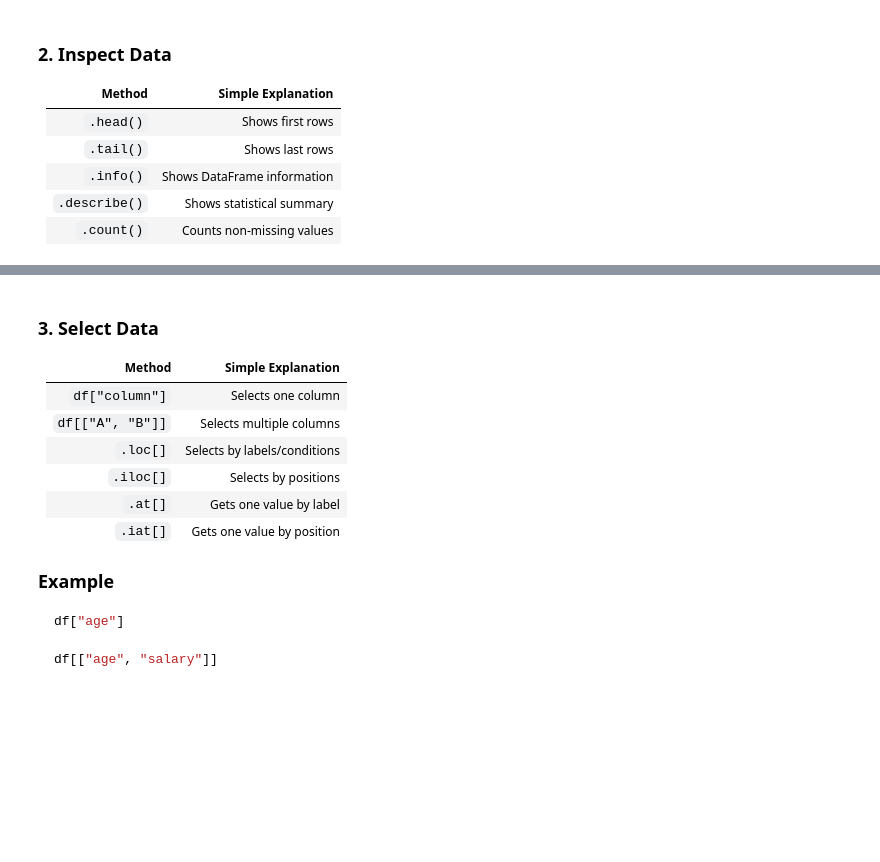
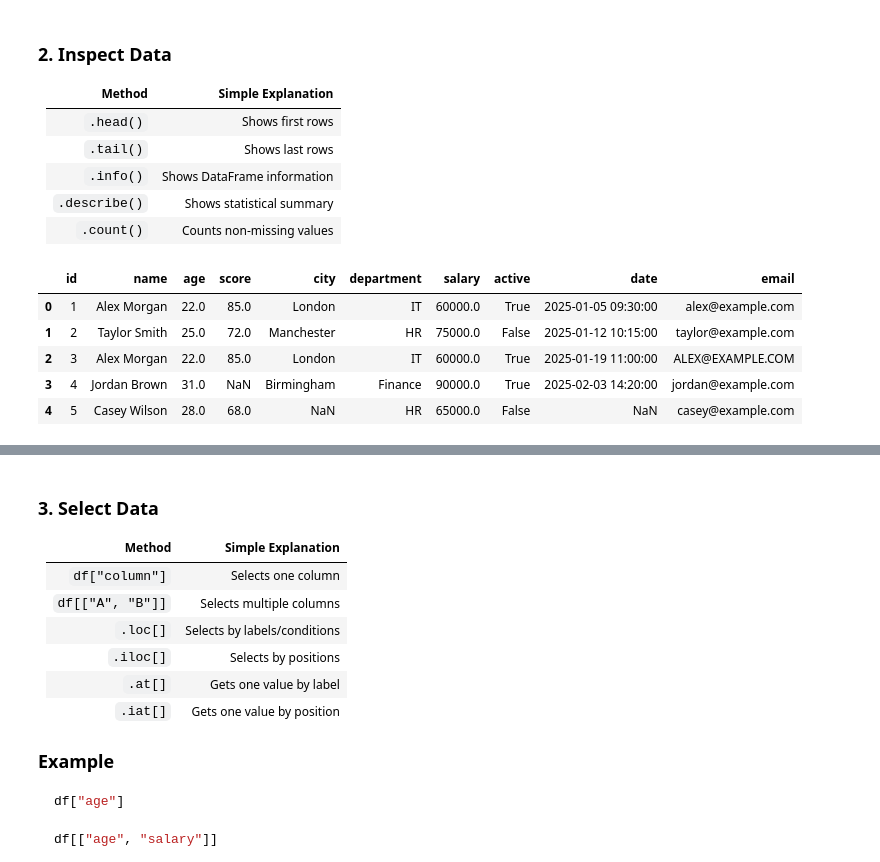
Before and after one commit to zaibgray/pandas, a Jupyter notebook: pandas.ipynb, the cells around one changed output, grey strips where cells are left out. Drawn from its saved outputs; the diff is of its cells as text; code cells hidden in the pictures; blank space fills up the shorter version.

```diff
--- a/pandas.ipynb
+++ b/pandas.ipynb
@@ -1711,3 +1715,13 @@ False
 | `.info()`     | Shows DataFrame information |
 | `.describe()` | Shows statistical summary   |
 | `.count()`    | Counts non-missing values   |
+# %%
+# head()
+employees_data.head()
+# %% [output]
+|  | id | name | age | score | city | department | salary | active | date | email |
+| 0 | 1 | Alex Morgan | 22.0 | 85.0 | London | IT | 60000.0 | True | 2025-01-05 09:30:00 | alex@example.com |
+| 1 | 2 | Taylor Smith | 25.0 | 72.0 | Manchester | HR | 75000.0 | False | 2025-01-12 10:15:00 | taylor@example.com |
+| 2 | 3 | Alex Morgan | 22.0 | 85.0 | London | IT | 60000.0 | True | 2025-01-19 11:00:00 | ALEX@EXAMPLE.COM |
+| 3 | 4 | Jordan Brown | 31.0 | NaN | Birmingham | Finance | 90000.0 | True | 2025-02-03 14:20:00 | jordan@example.com |
+| 4 | 5 | Casey Wilson | 28.0 | 68.0 | NaN | HR | 65000.0 | False | NaN | casey@example.com |
```
Also changed, not shown: parts of 4 cells of this notebook.
